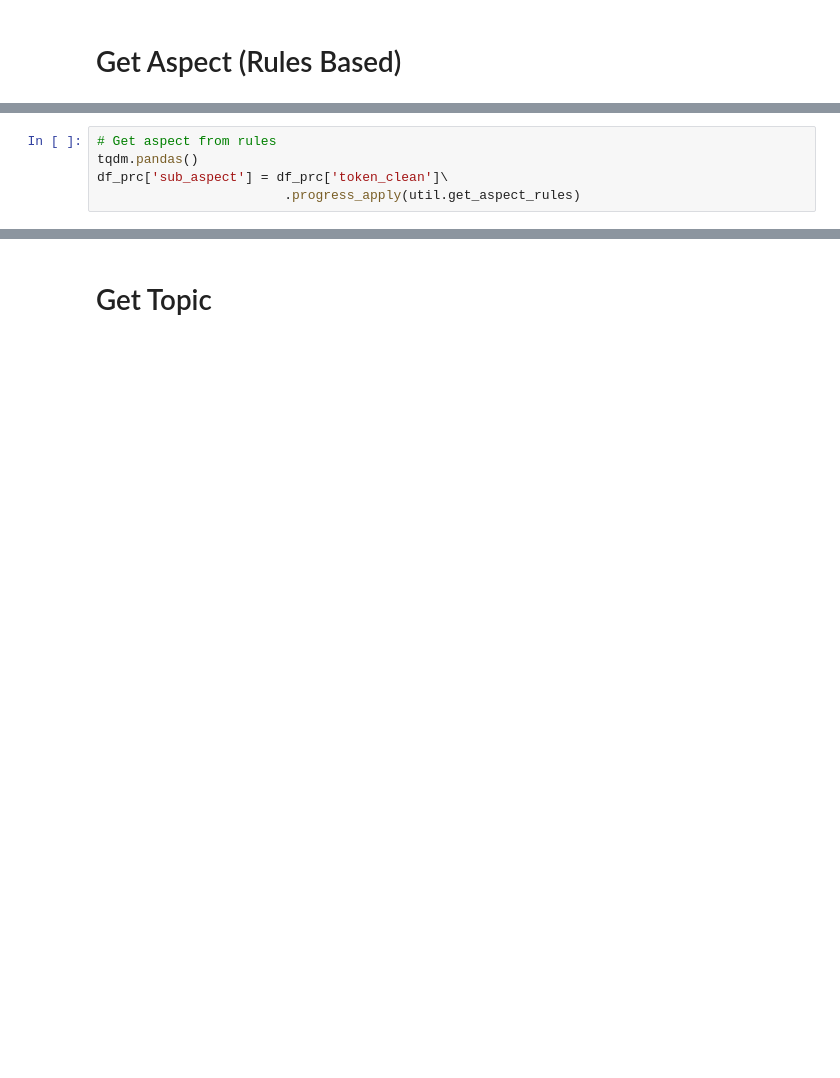
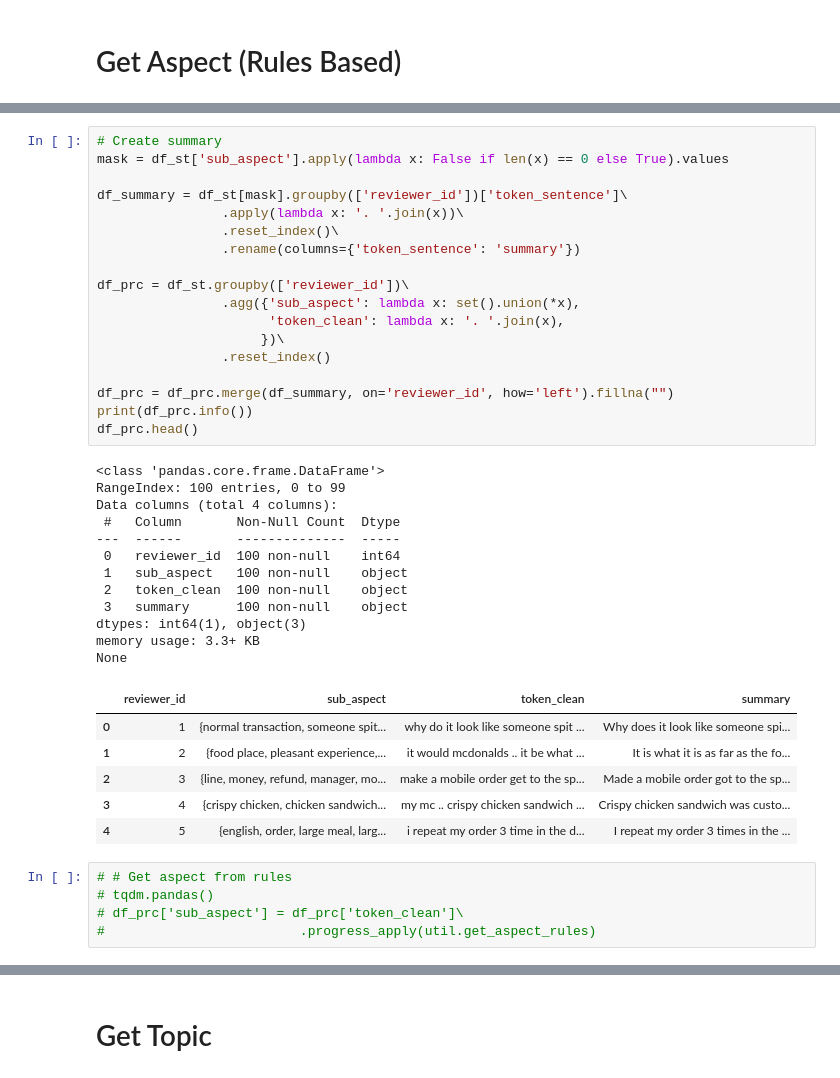
Before and after one commit to bahategar/aspect-based-sentiment-analysis-demo1, a Jupyter notebook: topic_aspect_mcd.ipynb, the cells around one changed output, grey strips where cells are left out. Drawn from its saved outputs; the diff is of its cells as text; blank space fills up the shorter version.

```diff
--- a/topic_aspect_mcd.ipynb
+++ b/topic_aspect_mcd.ipynb
@@ -80,6 +94,43 @@ df_prc['token_clean'] = df_prc['token_clean'].apply(norm.lemmatize_text)
+# %%
+# Create summary
+mask = df_st['sub_aspect'].apply(lambda x: False if len(x) == 0 else True).values
+
+df_summary = df_st[mask].groupby(['reviewer_id'])['token_sentence']\
+                .apply(lambda x: '. '.join(x))\
+                .reset_index()\
+                .rename(columns={'token_sentence': 'summary'})
+
+df_prc = df_st.groupby(['reviewer_id'])\
+                .agg({'sub_aspect': lambda x: set().union(*x),
+                      'token_clean': lambda x: '. '.join(x),
+                     })\
+                .reset_index()
+
+df_prc = df_prc.merge(df_summary, on='reviewer_id', how='left').fillna("")
+print(df_prc.info())
+df_prc.head()
+# %% [output]
+<class 'pandas.core.frame.DataFrame'>
+RangeIndex: 100 entries, 0 to 99
+Data columns (total 4 columns):
+ #   Column       Non-Null Count  Dtype
+---  ------       --------------  -----
+ 0   reviewer_id  100 non-null    int64
+ 1   sub_aspect   100 non-null    object
+ 2   token_clean  100 non-null    object
+ 3   summary      100 non-null    object
+dtypes: int64(1), object(3)
+memory usage: 3.3+ KB
+None
+|  | reviewer_id | sub_aspect | token_clean | summary |
+| 0 | 1 | {normal transaction, someone spit... | why do it look like someone spit ... | Why does it look like someone spi... |
+| 1 | 2 | {food place, pleasant experience,... | it would mcdonalds .. it be what ... | It is what it is as far as the fo... |
+| 2 | 3 | {line, money, refund, manager, mo... | make a mobile order get to the sp... | Made a mobile order got to the sp... |
+| 3 | 4 | {crispy chicken, chicken sandwich... | my mc .. crispy chicken sandwich ... | Crispy chicken sandwich was custo... |
+| 4 | 5 | {english, order, large meal, larg... | i repeat my order 3 time in the d... | I repeat my order 3 times in the ... |
 # %%
-# Get aspect from rules
-tqdm.pandas()
-df_prc['sub_aspect'] = df_prc['token_clean']\
-                        .progress_apply(util.get_aspect_rules)
+# # Get aspect from rules
+# tqdm.pandas()
+# df_prc['sub_aspect'] = df_prc['token_clean']\
+#                         .progress_apply(util.get_aspect_rules)
 # %%
```
Also changed, not shown: parts of 32 cells of this notebook, 6 other files.
